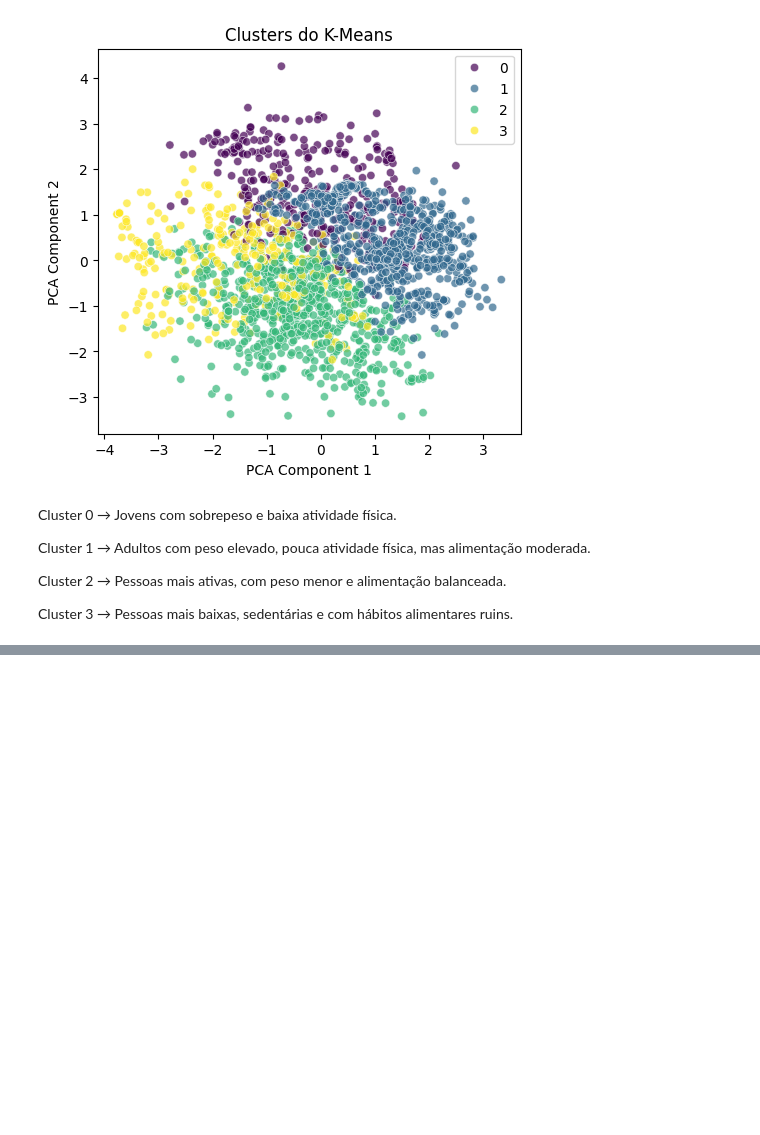
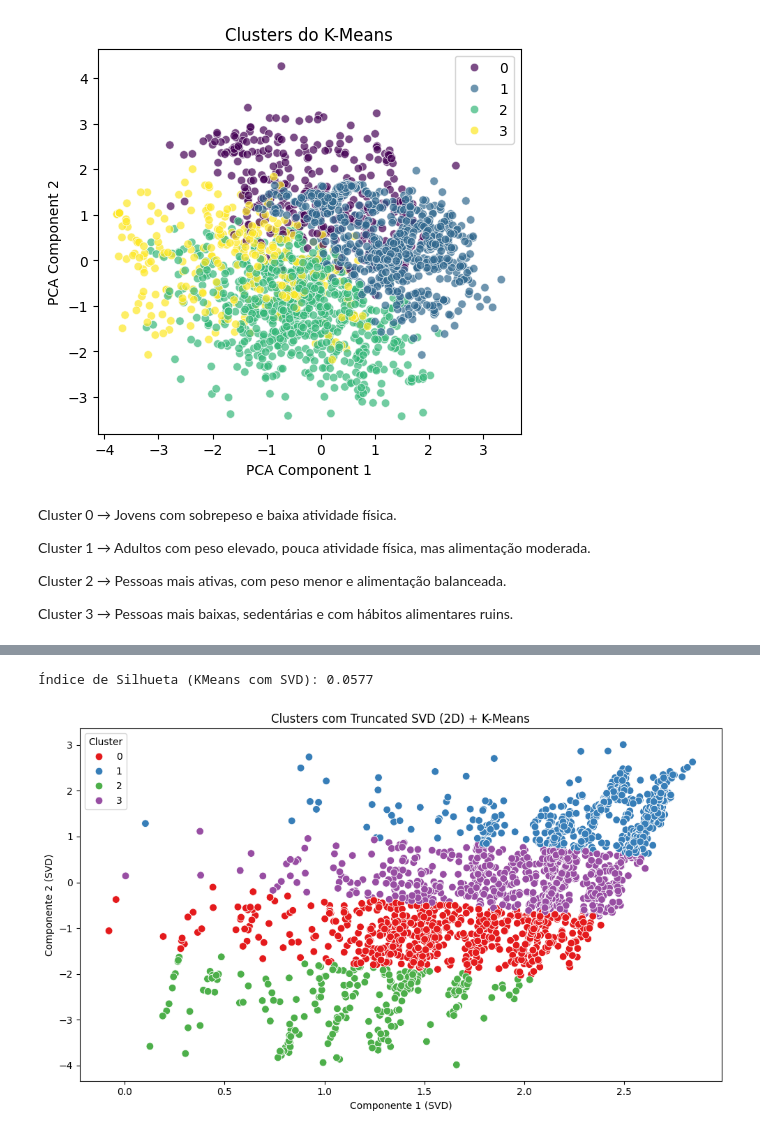
Before and after one commit to leoxsouza/clustering, a Jupyter notebook: clustering-obesity-dataset.ipynb, the cells around one changed output, grey strips where cells are left out. Saved outputs shown, nothing was run; the diff lists cells and outputs as text; code cells hidden in the pictures; blank space fills up the shorter version.

```diff
--- a/clustering-obesity-dataset.ipynb
+++ b/clustering-obesity-dataset.ipynb
@@ -228,0 +289,29 @@ Cluster 3 → Pessoas mais baixas, sedentárias e com hábitos alimentares ruins
+# %%
+from sklearn.decomposition import TruncatedSVD
+from sklearn.cluster import KMeans
+from sklearn.metrics import silhouette_score
+
+# Redução de dimensionalidade com SVD
+svd = TruncatedSVD(n_components=2, random_state=42)
+X_svd = svd.fit_transform(df_preprocessed)
+
+# Clusterização com KMeans
+kmeans_svd = KMeans(n_clusters=4, random_state=42)
+clusters_svd = kmeans_svd.fit_predict(X_svd)
+
+# Índice de Silhueta
+silhouette_svd = silhouette_score(df_preprocessed, clusters_svd)
+print(f"Índice de Silhueta (KMeans com SVD): {silhouette_svd:.4f}")
+
+# Visualização
+plt.figure(figsize=(10, 6))
+sns.scatterplot(x=X_svd[:, 0], y=X_svd[:, 1], hue=clusters_svd, palette="Set1", s=60)
+plt.title("Clusters com Truncated SVD (2D) + K-Means")
+plt.xlabel("Componente 1 (SVD)")
+plt.ylabel("Componente 2 (SVD)")
+plt.legend(title="Cluster")
+plt.tight_layout()
+plt.show()
+# %% [output]
+Índice de Silhueta (KMeans com SVD): 0.0577
+[figure, added]
```
Also changed, not shown: parts of 3 cells of this notebook.
